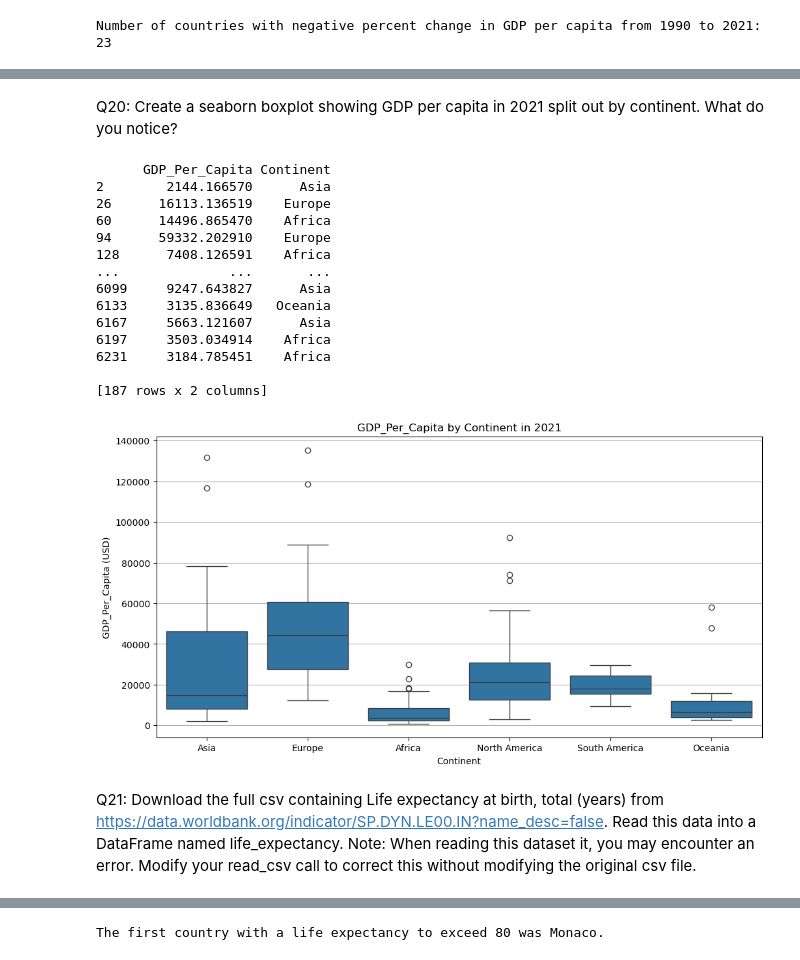
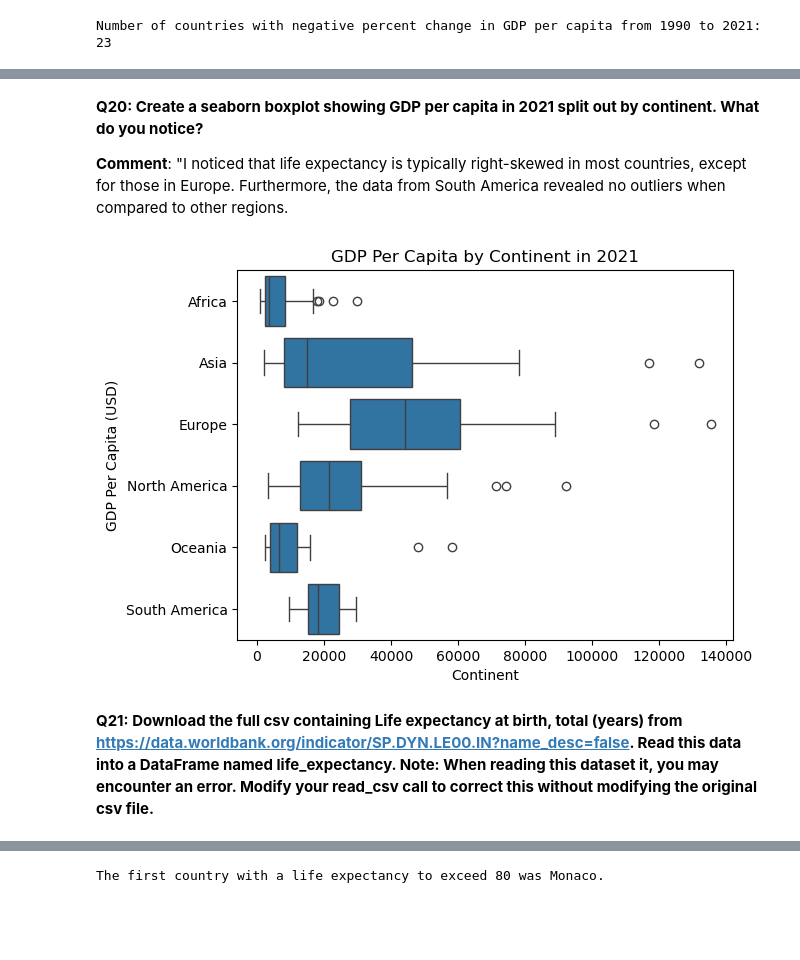
Before and after one commit to nss-data-science-cohort-9/un-exploration-dhansiv-stack, a Jupyter notebook: UnGDPexploration.ipynb, the cells around one changed output, grey strips where cells are left out. Saved outputs shown, nothing was run; the diff lists cells and outputs as text; code cells hidden in the pictures; blank space fills up the shorter version.

```diff
--- a/UnGDPexploration.ipynb
+++ b/UnGDPexploration.ipynb
@@ -59,4 +63,0 @@ Q5: Drop the 'Value Footnotes' column, and rename the remaining columns to 'Coun
-# %%
-gdp_df=gdp_df.drop(columns="Value Footnotes")
-gdp_df=gdp_df.rename(columns = {'Country or Area': 'Country', 'Value': 'GDP_Per_Capita'})
-print(gdp_df)
@@ -77,0 +64,5 @@ print(gdp_df)
+# %%
+gdp_df = (gdp_df.drop("Value Footnotes", axis=1)
+                    .rename(columns = {'Country  or Area': 'Country', 'Value': 'GDP_Per_Capita'})
+)
+gdp_df.head(2)
@@ -290,4 +253,4 @@ Q17: Read in continents.csv contained in the data folder into a new dataframe ca
 # %%
-continents = pd.read_csv("continents.csv")
-print(continents)
+continents = pd.read_csv("data/continents.csv")
+continents.head(2)
 # %% [output]
@@ -310,9 +262,9 @@ Q18: Merge gdp_df and continents. Keep only the countries that appear in both da
 # %%
 gdp_df = pd.merge(
-    gdp_df,
-    continents,
-    on='Country',
-    how='inner'
-)
-print(gdp_df)
+    left= gdp_df,
+    right= continents,
+    how='inner',
+    validate = 'many_to_one'
+);
+gdp_df.head(5)
 # %% [output]
@@ -355,32 +300,15 @@ Name: count, dtype: int64
 # %% [markdown]
-Q20: Create a seaborn boxplot showing GDP per capita in 2021 split out by continent. What do you notice?
+**Q20: Create a seaborn boxplot showing GDP per capita in 2021 split out by continent. What do you notice?**
+
+**Comment**: "I noticed that life expectancy is typically right-skewed in most countries, except for those in Europe. Furthermore, the data from South America revealed no outliers when compared to other regions.
 # %%
-GDP_Per_Capita_Continent_2021 = gdp_df[gdp_df['Year'] == 2021][['GDP_Per_Capita', 'Continent']]
-print(GDP_Per_Capita_Continent_2021)
-
-plt.figure(figsize=(12, 6))
-sns.boxplot(x='Continent', y='GDP_Per_Capita', data=GDP_Per_Capita_Continent_2021)
-plt.title('GDP_Per_Capita by Continent in 2021')
+sns.boxplot(data = gdp_df[gdp_df['Year'] == 2021].sort_values('Continent'), x='GDP_Per_Capita', y='Continent');
+plt.title('GDP Per Capita by Continent in 2021')
 plt.xlabel('Continent')
-plt.ylabel('GDP_Per_Capita (USD)')
-plt.grid(axis='y')
+plt.ylabel('GDP Per Capita (USD)')
 plt.show()
 # %% [output]
-      GDP_Per_Capita Continent
-2        2144.166570      Asia
-26      16113.136519    Europe
-60      14496.865470    Africa
-94      59332.202910    Europe
-128      7408.126591    Africa
-...              ...       ...
-6099     9247.643827      Asia
-6133     3135.836649   Oceania
-6167     5663.121607      Asia
-6197     3503.034914    Africa
-6231     3184.785451    Africa
-
-[187 rows x 2 columns]
-[figure, old version]
+[figure, new version]
 # %% [markdown]
-Q21: Download the full csv containing Life expectancy at birth, total (years) from https://data.worldbank.org/indicator/SP.DYN.LE00.IN?name_desc=false. Read this data into a DataFrame named life_expectancy. Note: When reading this dataset it, you may encounter an error. Modify your read_csv call to correct this without modifying the original csv file.
+**Q21: Download the full csv containing Life expectancy at birth, total (years) from https://data.worldbank.org/indicator/SP.DYN.LE00.IN?name_desc=false. Read this data into a DataFrame named life_expectancy. Note: When reading this dataset it, you may encounter an error. Modify your read_csv call to correct this without modifying the original csv file.**
 # %%
```
Also changed, not shown: parts of 64 cells of this notebook, 3 other files.
